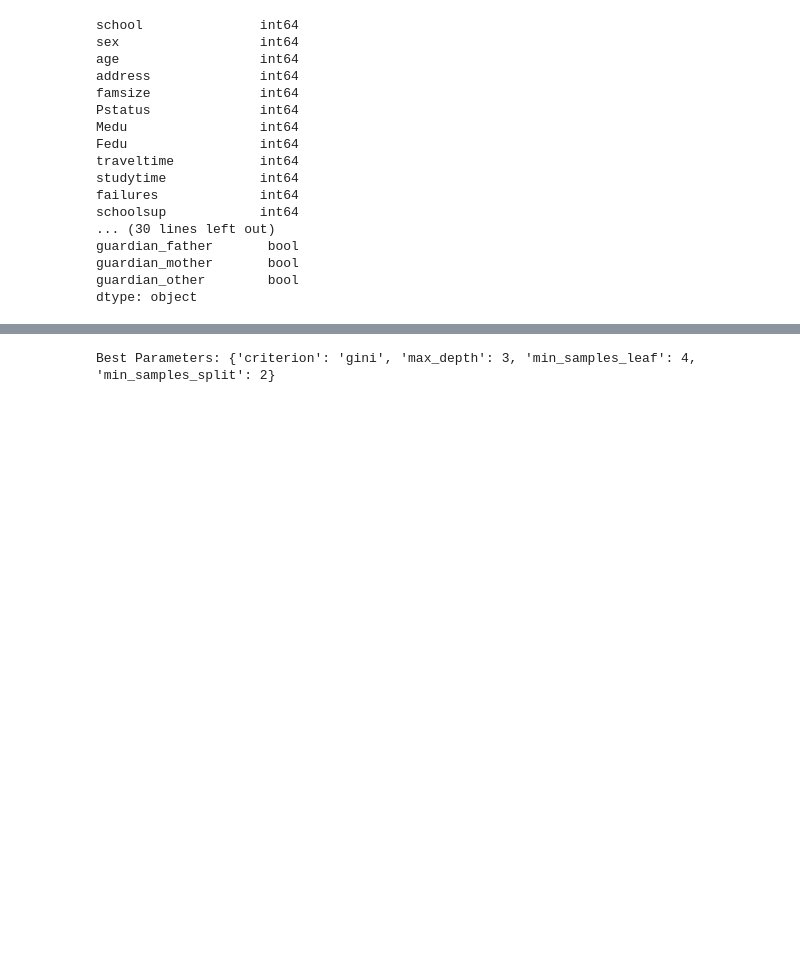
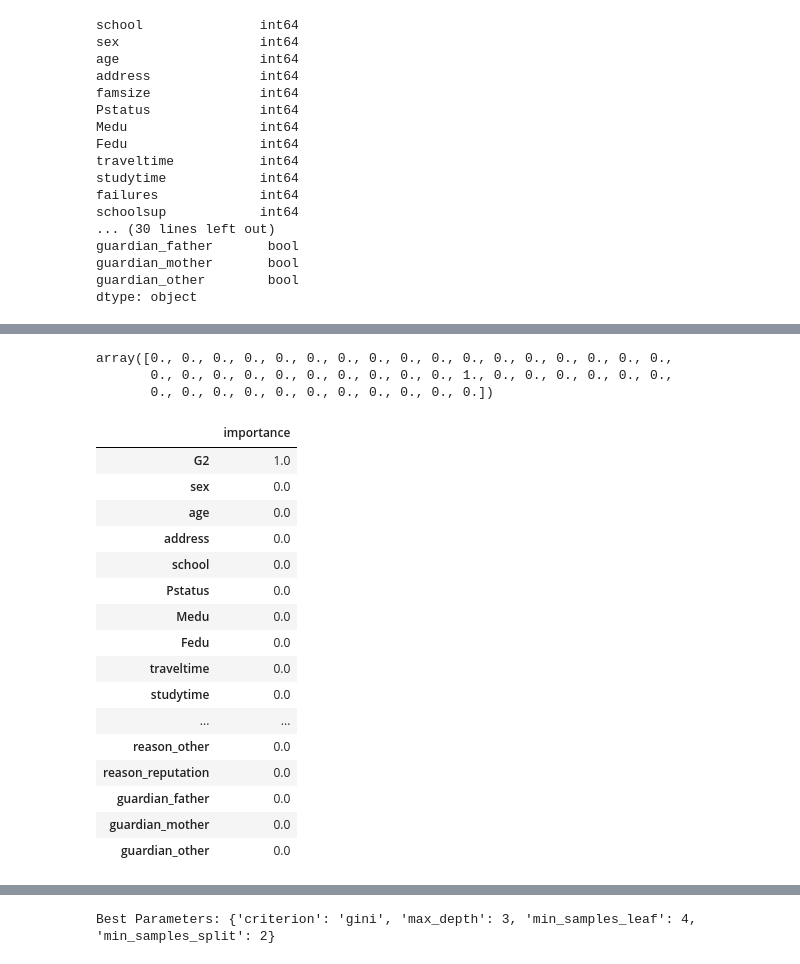
Before and after one commit to kelvinadaisky/Student-Performance-Prediciton, a Jupyter notebook: StudentPerformance.ipynb, the cells around one changed output, grey strips where cells are left out. Cells and saved outputs as stored; diff of their text form; code cells hidden in the pictures; blank space fills up the shorter version.

```diff
--- a/StudentPerformance.ipynb
+++ b/StudentPerformance.ipynb
@@ -209,0 +240,30 @@ weighted avg       0.87      0.87      0.87       418
+# %%
+clf.feature_importances_
+# %% [output]
+array([0., 0., 0., 0., 0., 0., 0., 0., 0., 0., 0., 0., 0., 0., 0., 0., 0.,
+       0., 0., 0., 0., 0., 0., 0., 0., 0., 0., 1., 0., 0., 0., 0., 0., 0.,
+       0., 0., 0., 0., 0., 0., 0., 0., 0., 0., 0.])
+# %%
+feature_importances = pd.DataFrame(clf.feature_importances_,
+                                   index = feature_names,
+                                    columns=['importance']).sort_values('importance', ascending=False)
+
+feature_importances
+# %% [output]
+|  | importance |
+| G2 | 1.0 |
+| sex | 0.0 |
+| age | 0.0 |
+| address | 0.0 |
+| school | 0.0 |
+| Pstatus | 0.0 |
+| Medu | 0.0 |
+| Fedu | 0.0 |
+| traveltime | 0.0 |
+| studytime | 0.0 |
+| ... | ... |
+| reason_other | 0.0 |
+| reason_reputation | 0.0 |
+| guardian_father | 0.0 |
+| guardian_mother | 0.0 |
+| guardian_other | 0.0 |
```
Also changed, not shown: parts of 12 cells of this notebook.
